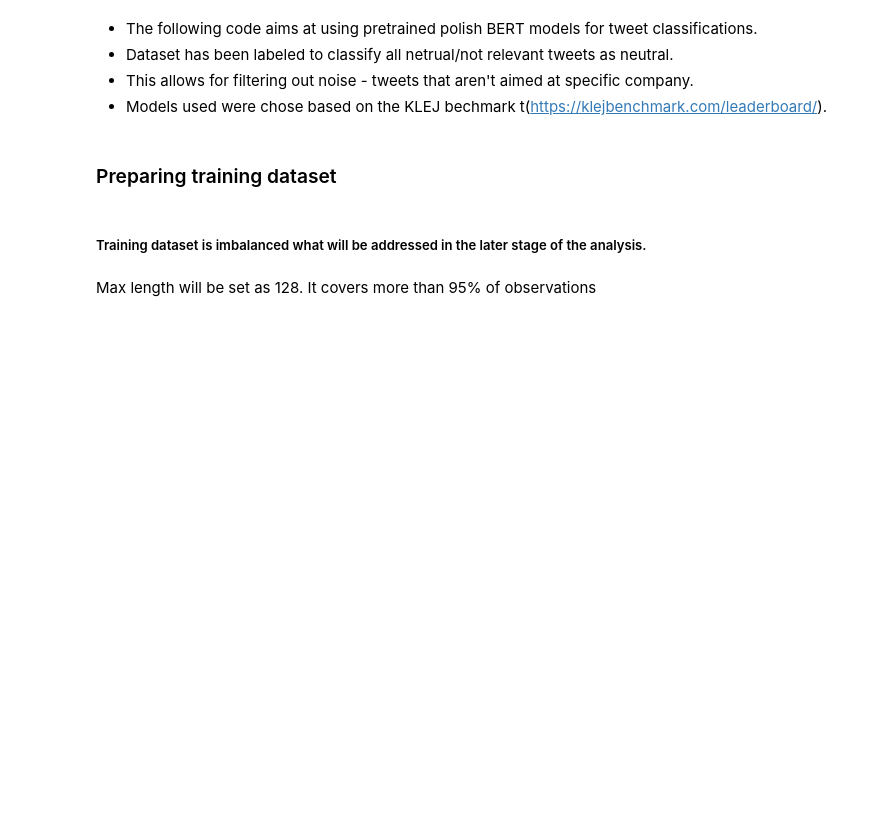
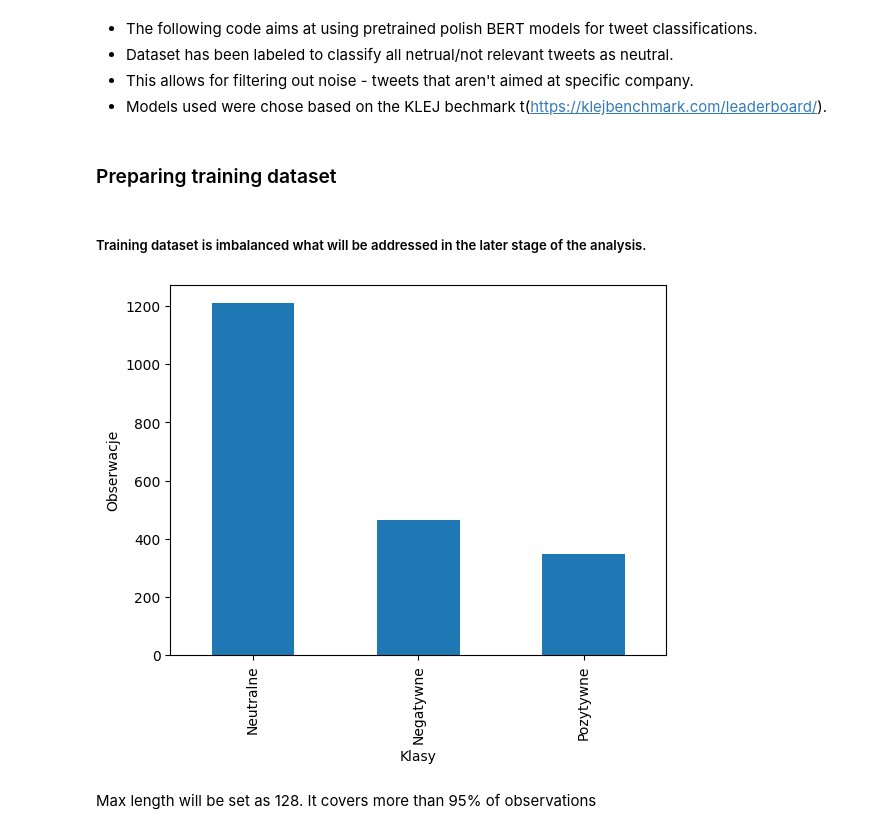
Before and after one commit to SzymonJot/PolishTweetsClassification, a Jupyter notebook: PolishTweetsClassifcation.ipynb, the cells around one changed output. Drawn from its saved outputs; the diff is of its cells as text; code cells hidden in the pictures; blank space fills up the shorter version.

```diff
--- a/PolishTweetsClassifcation.ipynb
+++ b/PolishTweetsClassifcation.ipynb
@@ -44,7 +46,13 @@ dataset_labeled['labels'] = dataset_labeled['labels'].astype(int)
 ##### Training dataset is imbalanced what will be addressed in the later stage of the analysis.
 # %%
 count = dataset_labeled['labels'].value_counts()
-count.plot(kind='bar')
+ax = count.plot(kind='bar')
+ax.set_xlabel('Klasy')
+ax.set_ylabel('Obserwacje')
+ax.set_xticklabels(['Neutralne', 'Negatywne', 'Pozytywne'])
+plt.show()
+# %% [output]
+[figure, added]
 # %% [markdown]
 Max length will be set as 128. It covers more than 95% of observations
 # %%
```
Also changed, not shown: parts of 14 cells of this notebook, 7 other files.
